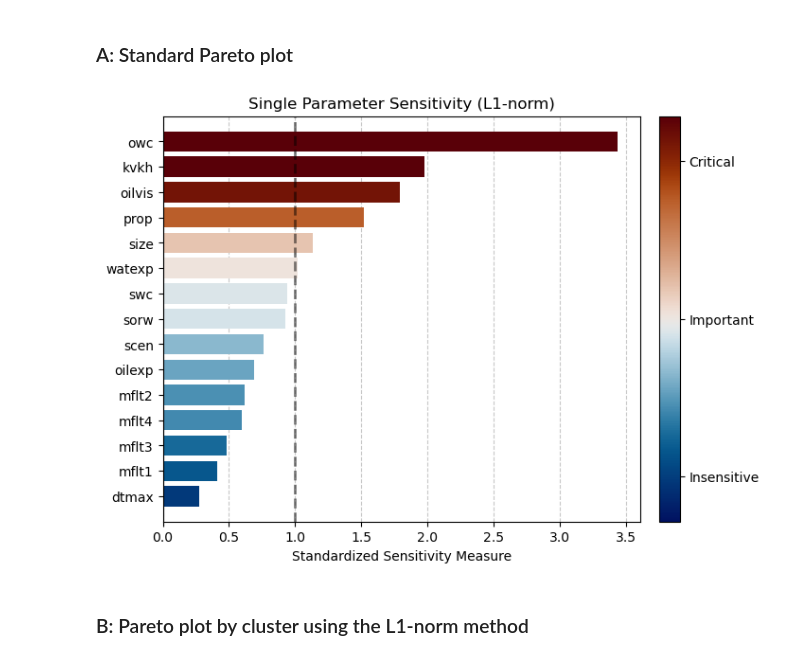
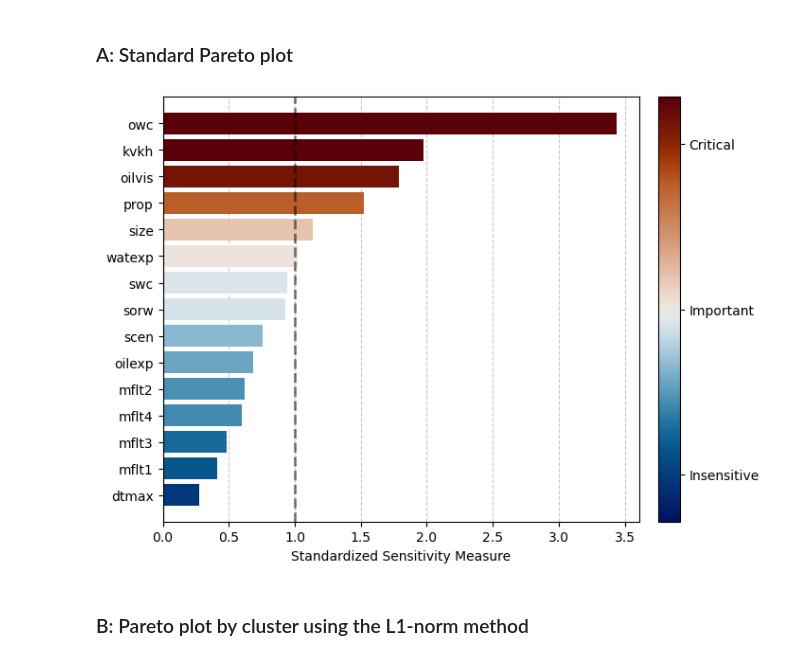
Before and after one commit to Stanford-Mineral-X/DGSA, a Jupyter notebook: notebooks/DGSA_visualization_Park2016.ipynb, the cells around one changed output. Drawn from its saved outputs; the diff is of its cells as text; code cells hidden in the pictures.

```diff
--- a/notebooks/DGSA_visualization_Park2016.ipynb
+++ b/notebooks/DGSA_visualization_Park2016.ipynb
@@ -24,24 +24,25 @@ DGSA_results= DGSA_load(root_path / 'results' / f'{case_name}_DGSA_results.pkl')
 # %%
 from visualization.single_pareto import single_pareto_standardized
 
 fig_single_pareto_standardized_l1norm = single_pareto_standardized(
     single_sensitivity_results =  DGSA_results['single_l1norm'], # results for single parameter sensitivity
     parameter_names = DGSA_results['parameter_names'], # model parameter names
-    title = "Single Parameter Sensitivity (L1-norm)",  # plot title
+    # title = "Single Parameter Sensitivity (L1-norm)",  # plot title
+    title = None,
     fig_size = (7, 5), # figure size
     font_size = 10, # font size
     font = 'DejaVu Sans' # font family
 )
 
 # # Save the figure
 # fig_single_pareto_standardized_l1norm.savefig(
 #     root_path / "results" / f"{case_name}_single_l1norm.tiff",
 #     dpi=400,
 #     format="tiff",
 #     pil_kwargs={"compression": "tiff_lzw"}
 # )
 # %% [output]
-[figure, old version]
+[figure, new version]
 # %% [markdown]
 ### B: Pareto plot by cluster using the L1-norm method
 # %%
```
Also changed, not shown: parts of 1 cell of this notebook, 8 other files.
